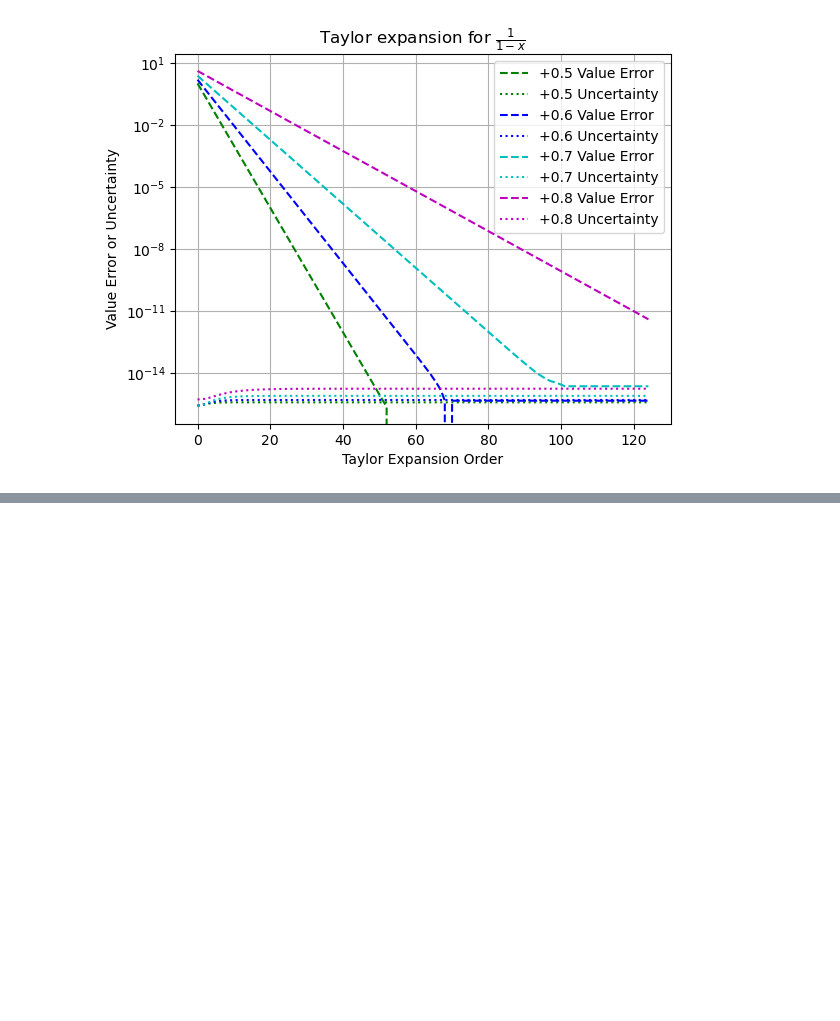
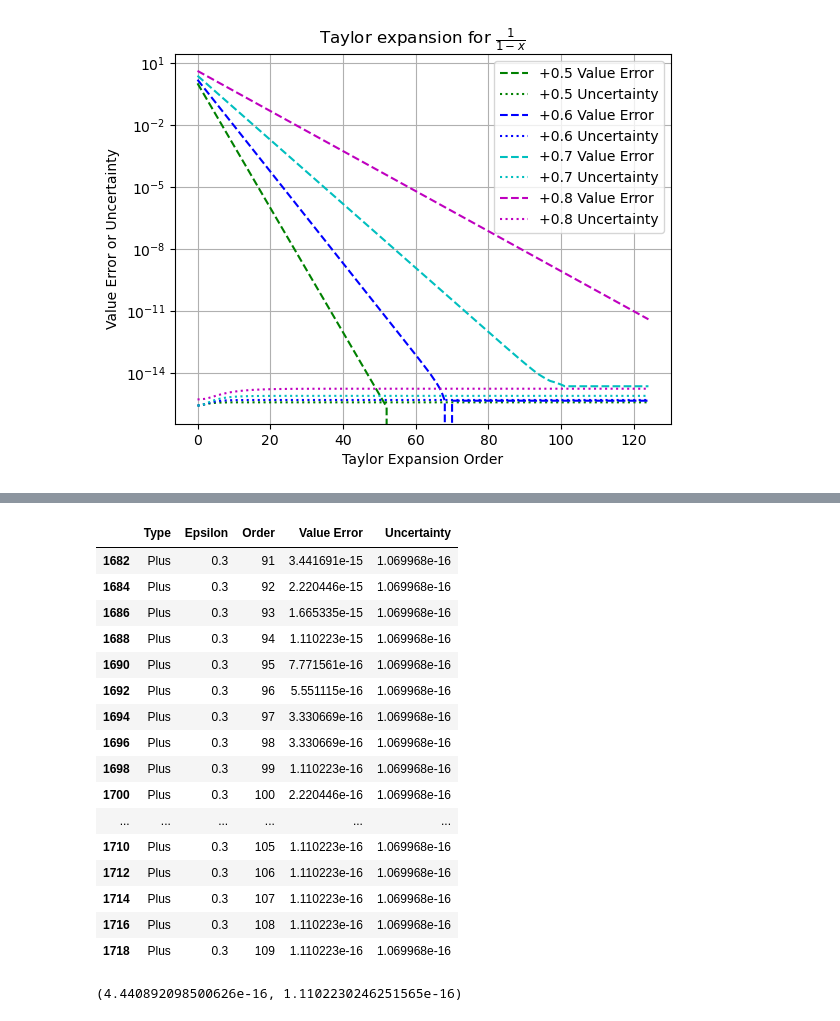
Before and after one commit to Chengpu0707/VarianceArithmetic, a Jupyter notebook: IPyNb/TaylorExpansion.ipynb, the cells around one changed output, grey strips where cells are left out. Cells and saved outputs as stored; diff of their text form; code cells hidden in the pictures; blank space fills up the shorter version.

```diff
--- a/IPyNb/TaylorExpansion.ipynb
+++ b/IPyNb/TaylorExpansion.ipynb
@@ -123,0 +132,24 @@ df[(df['Epsilon']==0.7) & (df['Type']=='Minus') & (df['Order']>100)].head(100)
+# %%
+df[(df['Epsilon']==0.3) & (df['Type']=='Plus') & (df['Order']>90) & (df['Order']<110)].head(110)
+# %% [output]
+|  | Type | Epsilon | Order | Value Error | Uncertainty |
+| 1682 | Plus | 0.3 | 91 | 3.441691e-15 | 1.069968e-16 |
+| 1684 | Plus | 0.3 | 92 | 2.220446e-15 | 1.069968e-16 |
+| 1686 | Plus | 0.3 | 93 | 1.665335e-15 | 1.069968e-16 |
+| 1688 | Plus | 0.3 | 94 | 1.110223e-15 | 1.069968e-16 |
+| 1690 | Plus | 0.3 | 95 | 7.771561e-16 | 1.069968e-16 |
+| 1692 | Plus | 0.3 | 96 | 5.551115e-16 | 1.069968e-16 |
+| 1694 | Plus | 0.3 | 97 | 3.330669e-16 | 1.069968e-16 |
+| 1696 | Plus | 0.3 | 98 | 3.330669e-16 | 1.069968e-16 |
+| 1698 | Plus | 0.3 | 99 | 1.110223e-16 | 1.069968e-16 |
+| 1700 | Plus | 0.3 | 100 | 2.220446e-16 | 1.069968e-16 |
+| ... | ... | ... | ... | ... | ... |
+| 1710 | Plus | 0.3 | 105 | 1.110223e-16 | 1.069968e-16 |
+| 1712 | Plus | 0.3 | 106 | 1.110223e-16 | 1.069968e-16 |
+| 1714 | Plus | 0.3 | 107 | 1.110223e-16 | 1.069968e-16 |
+| 1716 | Plus | 0.3 | 108 | 1.110223e-16 | 1.069968e-16 |
+| 1718 | Plus | 0.3 | 109 | 1.110223e-16 | 1.069968e-16 |
+# %%
+math.ulp(1/0.3), math.ulp(1/1.7)
+# %% [output]
+(4.440892098500626e-16, 1.1102230246251565e-16)
```
Also changed, not shown: parts of 5 cells of this notebook, 2 other files.
